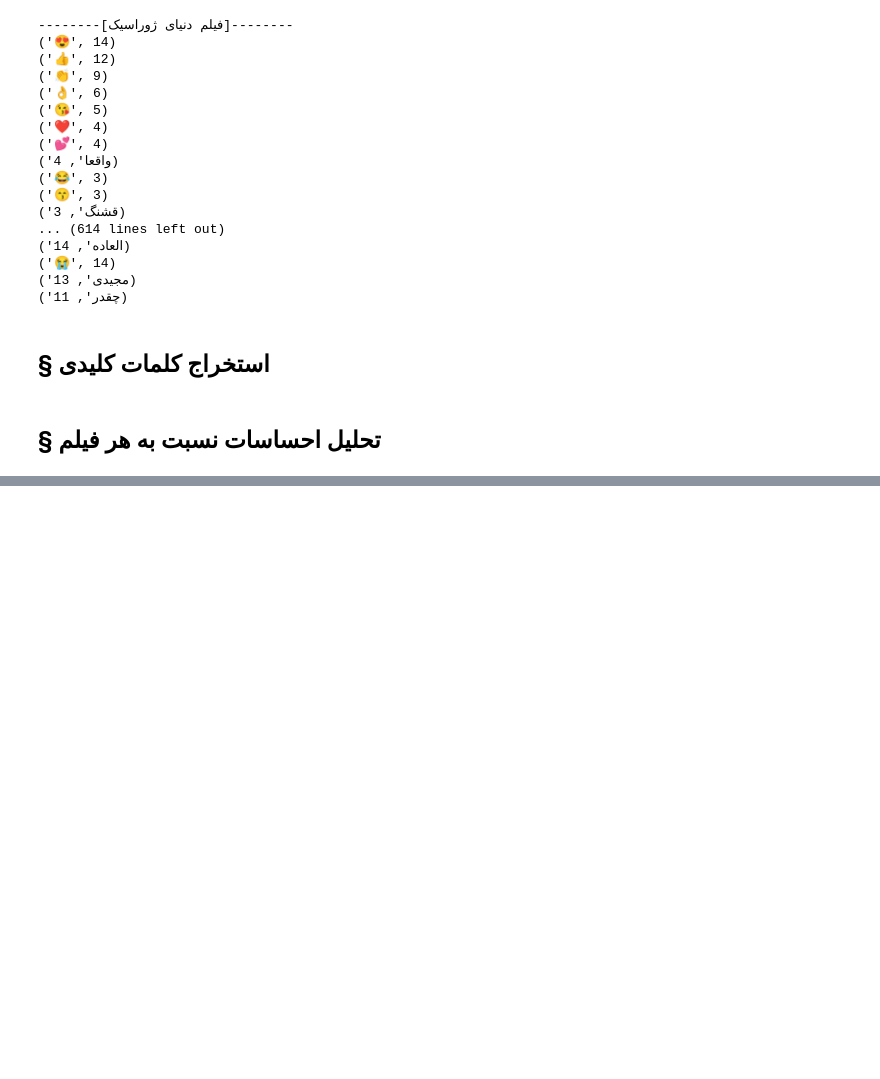
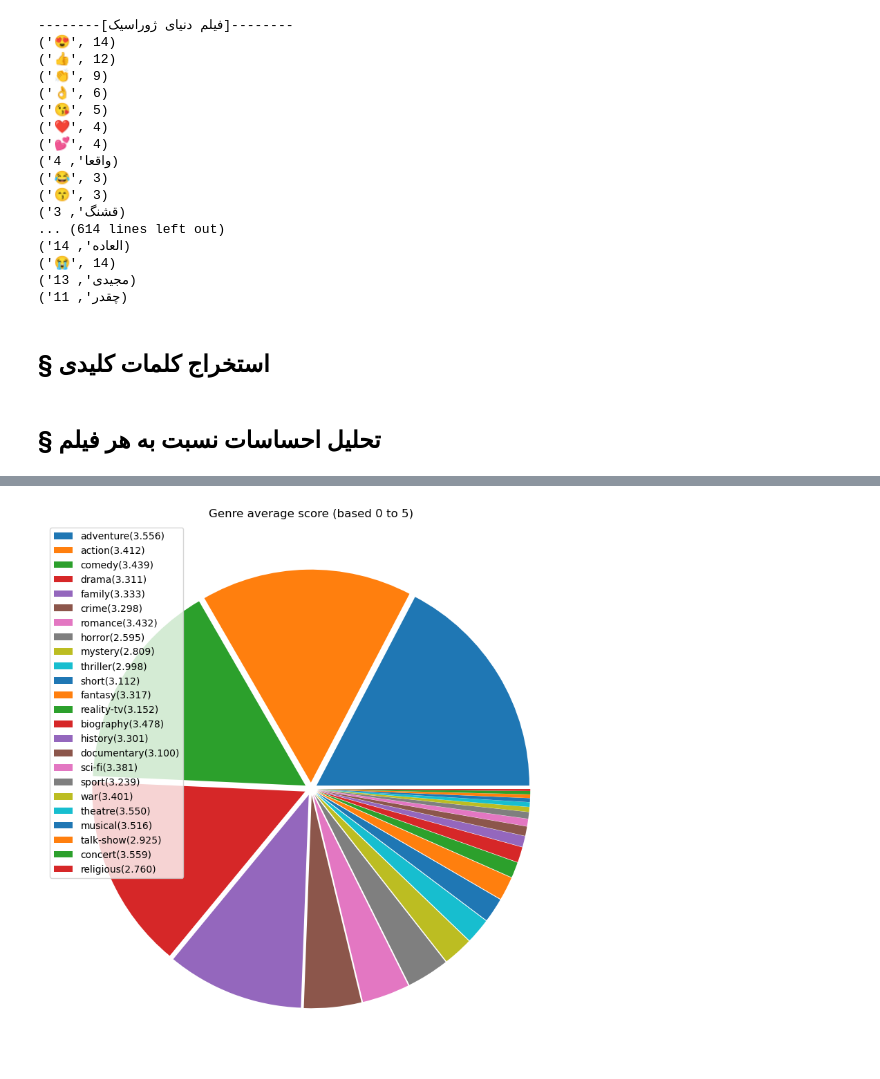
Before and after one commit to MMovasaghi/nlp, a Jupyter notebook: hw1/code/Untitled.ipynb, the cells around one changed output, grey strips where cells are left out. Saved outputs shown, nothing was run; the diff lists cells and outputs as text; code cells hidden in the pictures; blank space fills up the shorter version.

Commit message:
add sentiment

```diff
--- a/hw1/code/Untitled.ipynb
+++ b/hw1/code/Untitled.ipynb
@@ -1243,3 +1246,10 @@ print(f'# Done until {num}, Must be {interval[1]}')
+# %%
+sentiment_label = {'very-negative': -2,
+                   'negative': -1,
+                   'no-sentiment-expressed': 0,
+                   'mixed': 0,
+                   'positive': 1,
+                   'very-positive': 2}
 # %%
 comment_sentiment = {}
 comment_sentiment['genre'] = comments_sentences['genre']
@@ -1264,0 +1288,24 @@ comment_sentiment['sentiment']
+# %%
+genre_score = {}
+for i, genre in enumerate(comment_sentiment['genre']):
+    if genre in genre_score:
+        genre_score[genre]['num'] += 1
+        genre_score[genre]['sum'] += comment_sentiment['sentiment-score'][i]
+        genre_score[genre]['avg'] = genre_score[genre]['sum']/genre_score[genre]['num']
+    else:
+        genre_score[genre] = {'num': 1, 'sum': comment_sentiment['sentiment-score'][i], 'avg': 0}
+# %%
+genre_score_df = {}
+genre_score_df['title'] = []
+genre_score_df['num'] = []
+genre_score_df['avg'] = []
+
+for k in genre_score:
+    genre_score_df['title'].append(k)
+    genre_score_df['num'].append(genre_score[k]['num'])
+    genre_score_df['avg'].append(genre_score[k]['avg']+2)
+
+genre_score_df = pd.DataFrame(genre_score_df)
+genre_score_df = genre_score_df.sort_values(by=['num'], ascending=False)
+genre_score_df = genre_score_df.reset_index(drop=True)
+genre_score_df
@@ -1264,0 +1330,16 @@ comment_sentiment['sentiment']
+# %%
+genre_score_selected = genre_score_df[genre_score_df['num'] > 100]
+
+import matplotlib.pyplot as plt
+plt.rcParams["figure.figsize"] = (10, 10)
+
+y = np.array(genre_score_selected['num'])
+mylabels = [f"{l}({genre_score_selected['avg'][i]:.3f})" for i, l in enumerate(genre_score_selected['title'])]
+myexplode = [0.03 for _ in range(len(mylabels))]
+
+plt.pie(y, explode=myexplode)
+plt.title('Genre average score (based 0 to 5)')
+plt.legend(labels=mylabels)
+plt.show()
+# %% [output]
+[figure, added]
```
Also changed, not shown: parts of 24 cells of this notebook, 3 other files.
